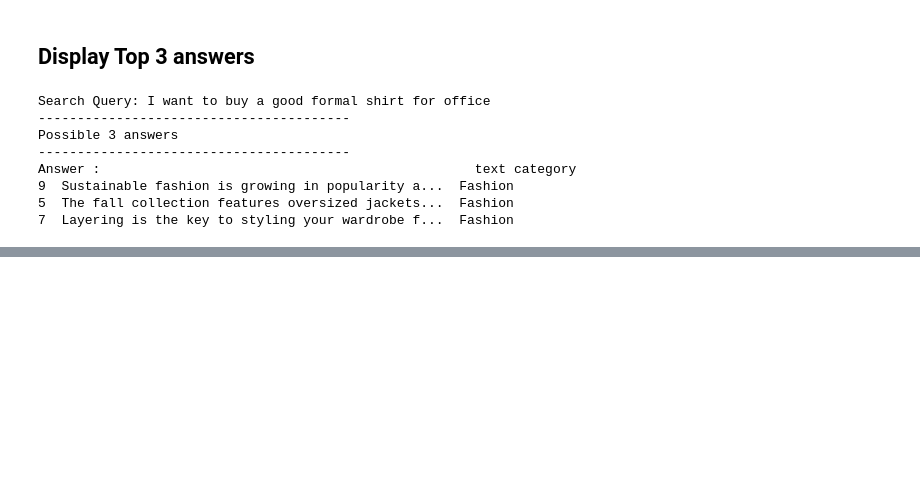
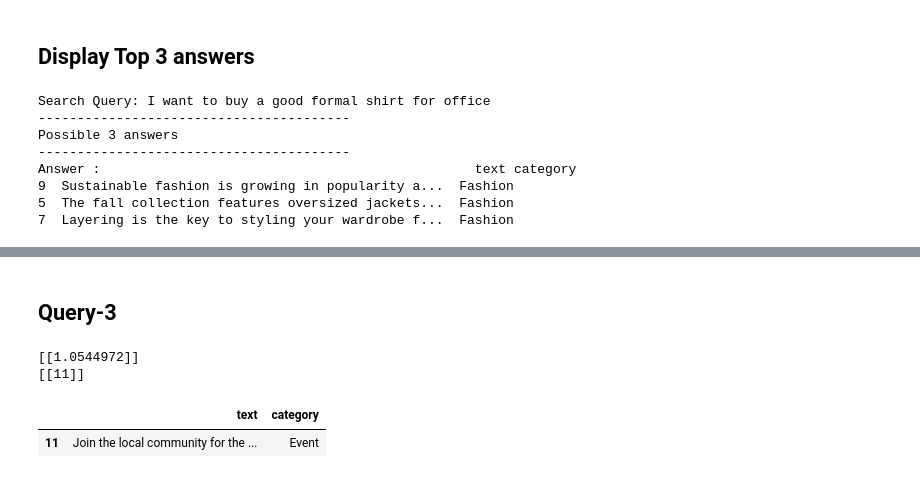
Before and after one commit to prabhakar2020/FAISS_Example, a Jupyter notebook: FAISS_Example1.ipynb, the cells around one changed output, grey strips where cells are left out. Cells and saved outputs as stored; diff of their text form; code cells hidden in the pictures; blank space fills up the shorter version.

```diff
--- a/FAISS_Example1.ipynb
+++ b/FAISS_Example1.ipynb
@@ -278,0 +287,12 @@ df.loc[I[0]]
+# %% [markdown]
+## Query-3
+# %%
+search_query = "What cultural gatherings are happening around the city this weekend?"
+svec = get_svec(search_query)
+distance, I = get_index_search(svec, k=1)
+df.loc[I[0]]
+# %% [output]
+[[1.0544972]]
+[[11]]
+|  | text | category |
+| 11 | Join the local community for the ... | Event |
```
Also changed, not shown: parts of 17 cells of this notebook.
